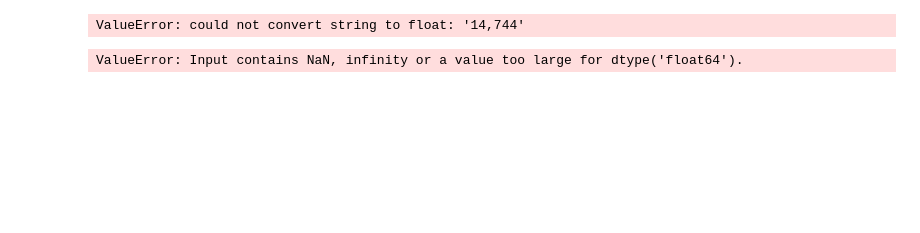
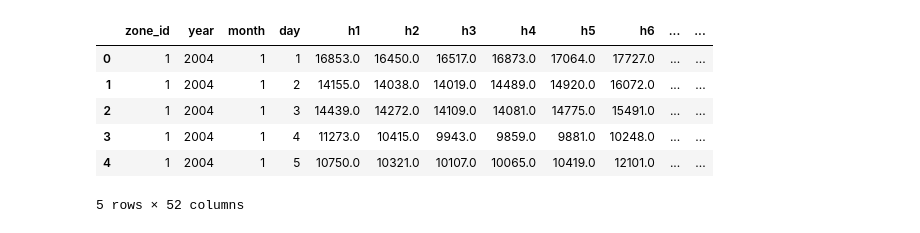
Before and after one commit to chance0523/20FirstSemester, a Jupyter notebook: smartgrid/hw6/Untitled.ipynb, the cells around one changed output. Saved outputs shown, nothing was run; the diff lists cells and outputs as text; code cells hidden in the pictures; blank space fills up the shorter version.

```diff
--- a/smartgrid/hw6/Untitled.ipynb
+++ b/smartgrid/hw6/Untitled.ipynb
@@ -247,31 +3,0 @@ mlr7 = [[0 for i in range(25)] for i in range(21)]
-# %%
-for i in range(1,21): # zone
-    for j in range(1,25): # hour
-        if j==1:
-            if i<11:
-                x=zone6[i][['year','month','day','h24','h_24','h_1']]
-                y=zone6[i]['h1']
-                x_train,x_test,y_train,y_test=train_test_split(x,y,train_size=0.8, test_size=0.2)
-                mlr6[i][j] = LinearRegression()
-                mlr6[i][j].fit(x_train,y_train)
-            else:
-                x=zone6[i][['year','month','day','h24']]
-                y=zone6[i]['h1']
-                x_train,x_test,y_train,y_test=train_test_split(x,y,train_size=0.8, test_size=0.2)
-                mlr6[i][j] = LinearRegression()
-                mlr6[i][j].fit(x_train,y_train)
-        else:
-            if i<=11:
-                x=zone6[i][['year','month','day','h'+str(j-1),'h_'+str(j-1),'h_'+str(j)]]
-                y=zone6[i]['h'+str(j)]
-                x_train,x_test,y_train,y_test=train_test_split(x,y,train_size=0.8, test_size=0.2)
-                mlr6[i][j] = LinearRegression()
-                mlr6[i][j].fit(x_train,y_train)
-            else:
-                x=zone6[i][['year','month','day','h'+str(j-1)]]
-                y=zone6[i]['h'+str(j)]
-                x_train,x_test,y_train,y_test=train_test_split(x,y,train_size=0.8, test_size=0.2)
-                mlr6[i][j] = LinearRegression()
-                mlr6[i][j].fit(x_train,y_train)
-# %% [output]
-ValueError: could not convert string to float: '14,744'
@@ -307,35 +4,12 @@ for i in range(1,21): # zone
-# %%
-from tqdm.notebook import tqdm
-for nn in tqdm(range(len(nanList))):
-    zone_id = mdf['zone_id'][nanList[nn]]
-    for hour in range(1,25):
-        if hour==1:
-            if zone_id<=11:
-                b=mdf.loc[[nanList[nn]-1]][['year','month','day','h24','h_24','h_1']]
-                b= b.values.tolist()
-                b[0][3]=int(str(b[0][3]).replace(',',''))
-                my_data = b
-                mdf['h1'][nanList[nn]]=int(mlr[zone_id][hour].predict(my_data)[0])
-            else:
-                b=mdf.loc[[nanList[nn]-1]][['year','month','day','h24']]
-                b= b.values.tolist()
-                b[0][3]=int(str(b[0][3]).replace(',',''))
-                my_data = b
-                mdf['h1'][nanList[nn]]=int(mlr[zone_id][hour].predict(my_data)[0])
-        else:
-            if zone_id<=11:
-                b=mdf.loc[[nanList[nn]]][['year','month','day','h'+str(hour-1)
-                                           ,'h_'+str(hour-1),'h_'+str(hour)]]
-                b= b.values.tolist()
-                b[0][3]=int(str(b[0][3]).replace(',',''))
-                my_data = b
-#                 print(zone_id,hour,b)
-                mdf['h'+str(hour)][nanList[nn]]=int(mlr[zone_id][hour].predict(my_data)[0])
-            else:
-                b=mdf.loc[[nanList[nn]]][['year','month','day','h'+str(hour-1)]]
-                b= b.values.tolist()
-                b[0][3]=int(str(b[0][3]).replace(',',''))
-                my_data = b
-                mdf['h'+str(hour)][nanList[nn]]=int(mlr[zone_id][hour].predict(my_data)[0])
-# %% [output]
-ValueError: Input contains NaN, infinity or a value too large for dtype('float64').
+# %%
+merge=pd.read_csv('merge_predict.csv',index_col=0,thousands = ',')
+# %%
+merge.head()
+# %% [output]
+|  | zone_id | year | month | day | h1 | h2 | h3 | h4 | h5 | h6 | ... | ... |
+| 0 | 1 | 2004 | 1 | 1 | 16853.0 | 16450.0 | 16517.0 | 16873.0 | 17064.0 | 17727.0 | ... | ... |
+| 1 | 1 | 2004 | 1 | 2 | 14155.0 | 14038.0 | 14019.0 | 14489.0 | 14920.0 | 16072.0 | ... | ... |
+| 2 | 1 | 2004 | 1 | 3 | 14439.0 | 14272.0 | 14109.0 | 14081.0 | 14775.0 | 15491.0 | ... | ... |
+| 3 | 1 | 2004 | 1 | 4 | 11273.0 | 10415.0 | 9943.0 | 9859.0 | 9881.0 | 10248.0 | ... | ... |
+| 4 | 1 | 2004 | 1 | 5 | 10750.0 | 10321.0 | 10107.0 | 10065.0 | 10419.0 | 12101.0 | ... | ... |
+5 rows × 52 columns
```
Also changed, not shown: parts of 63 cells of this notebook, 13 other files.
